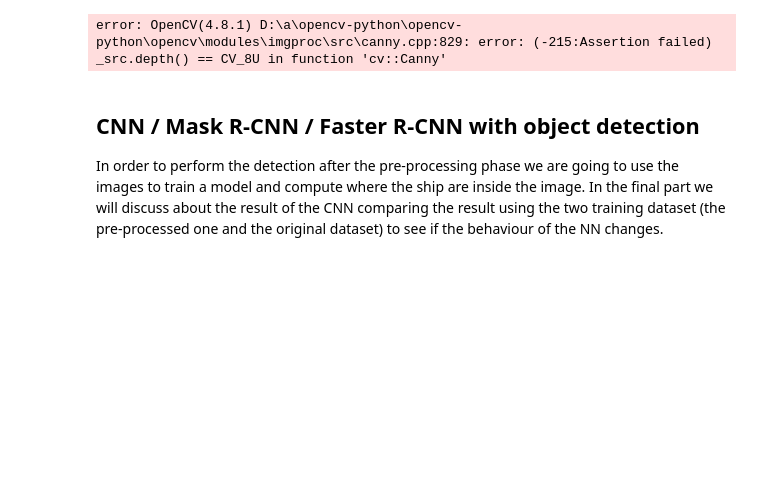
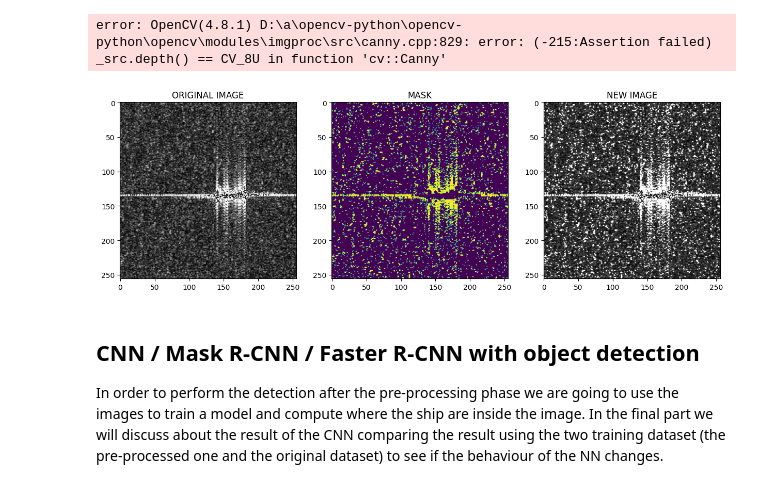
Before and after one commit to eboss-dev/progetto, a Jupyter notebook: project.ipynb, the cells around one changed output. Cells and saved outputs as stored; diff of their text form; code cells hidden in the pictures; blank space fills up the shorter version.

Commit message:
updated gitignore, test for removing noise

```diff
--- a/project.ipynb
+++ b/project.ipynb
@@ -176,6 +179,34 @@ error: OpenCV(4.8.1) D:\a\opencv-python\opencv-python\opencv\modules\imgproc\src
 # %%
 # TODO: given the latter we need to asses when the bilater filter is actually necessary and when it is not
 # so we need to respond actually to this question: when we can define an image noisy?
+# %%
+def test_remove_gray (img_path = "./ship_dataset_v0/Gao_ship_hh_020170405960306013.jpg"):
+
+    img = cv2.imread(img_path)
+
+    hsv = cv2.cvtColor(img, cv2.COLOR_BGR2HSV)
+
+    mask = cv2.inRange(hsv, (0, 0, 100), (255, 5, 255))
+    #cv2.imshow('mask before and with nzmask', mask);
+
+    # Build mask of non black pixels.
+    nzmask = cv2.inRange(hsv, (0, 0, 5), (255, 255, 255))
+
+    # Erode the mask - all pixels around a black pixels should not be masked.
+    nzmask = cv2.erode(nzmask, np.ones((3,3)))
+    #cv2.imshow('nzmask', nzmask);
+
+    mask = mask & nzmask
+
+    new_img = img.copy()
+    new_img[np.where(mask)] = 255
+    return mask, new_img
+
+mask, new_img = test_remove_gray()
+
+imshow_all(cv2.imread("./ship_dataset_v0/Gao_ship_hh_020170405960306013.jpg"), mask, new_img, titles=["ORIGINAL IMAGE", "MASK", "NEW IMAGE"])
+# %% [output]
+[figure, added]
 # %% [markdown]
 ## CNN / Mask R-CNN / Faster R-CNN with object detection
 
```
Also changed, not shown: parts of 2 cells of this notebook, 1 other file.
